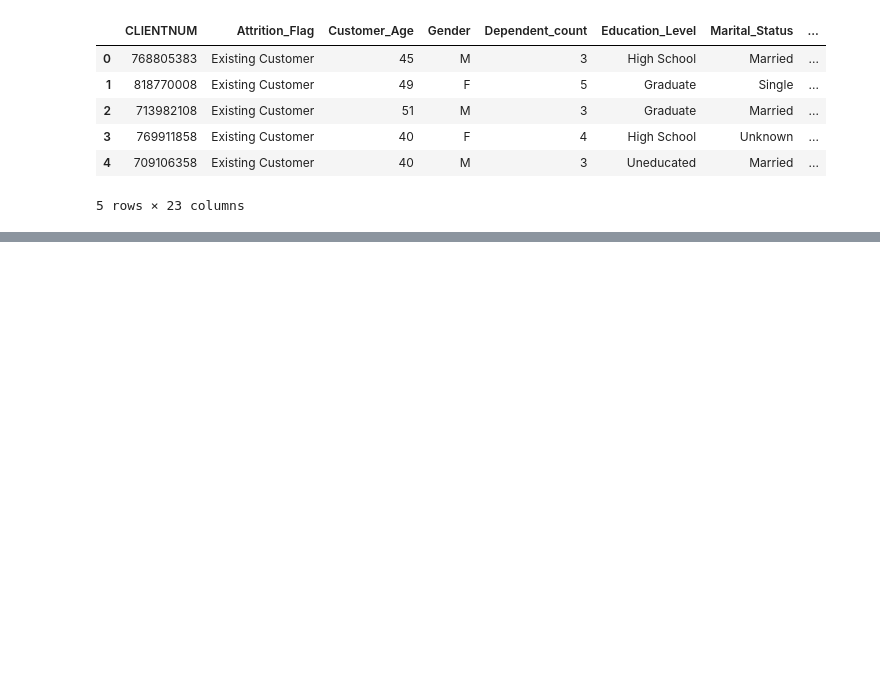
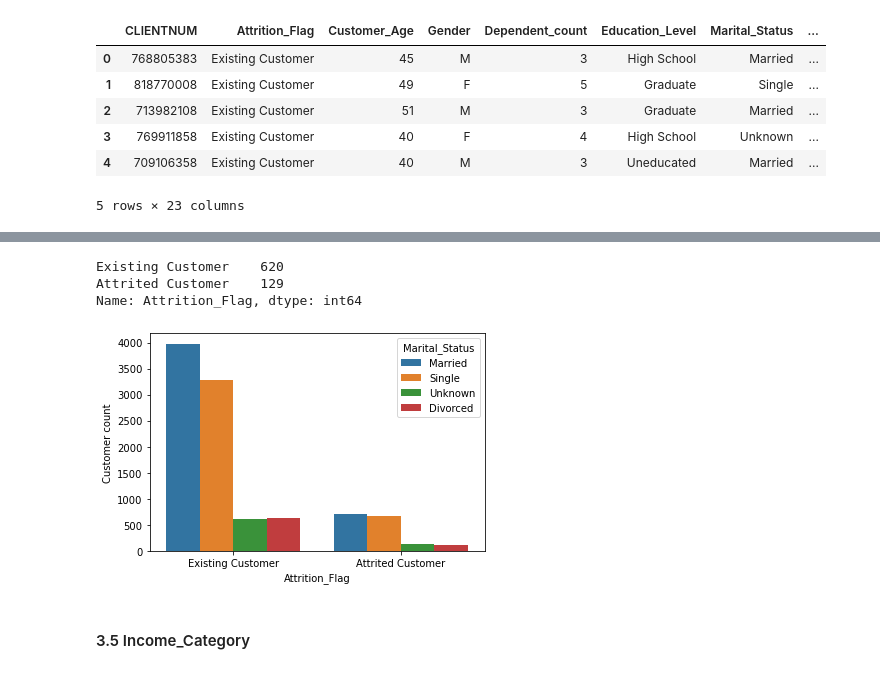
Before and after one commit to machquocvu/Springboard_Capstone2, a Jupyter notebook: Capstone2_Data_Wrangling.ipynb, the cells around one changed output, grey strips where cells are left out. Cells and saved outputs as stored; diff of their text form; code cells hidden in the pictures; blank space fills up the shorter version.

```diff
--- a/Capstone2_Data_Wrangling.ipynb
+++ b/Capstone2_Data_Wrangling.ipynb
@@ -15,0 +153,16 @@ df.head()
+# %%
+# Missing value on target feature
+df.loc[df.Marital_Status == 'Unknown', 'Attrition_Flag'].value_counts()
+# %% [output]
+Existing Customer    620
+Attrited Customer    129
+Name: Attrition_Flag, dtype: int64
+# %%
+# Seems like there was no clear relationship between Marital_Status and Attrition_Flag
+sns.countplot('Attrition_Flag',hue='Marital_Status',data=df)
+plt.ylabel('Customer count')
+plt.show()
+# %% [output]
+[figure, added]
+# %% [markdown]
+#### 3.5 Income_Category
```
Also changed, not shown: parts of 53 cells of this notebook.
